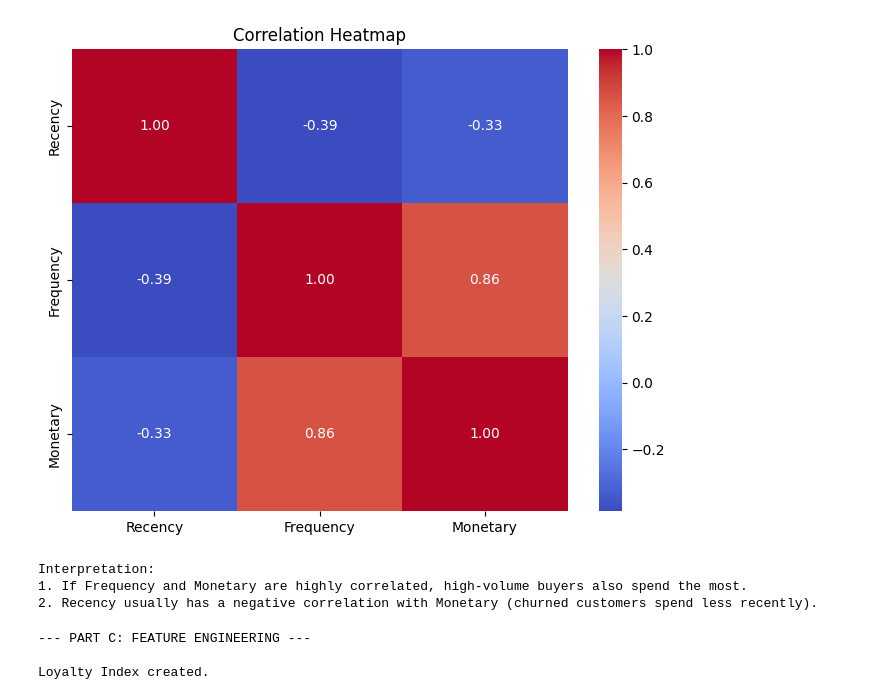
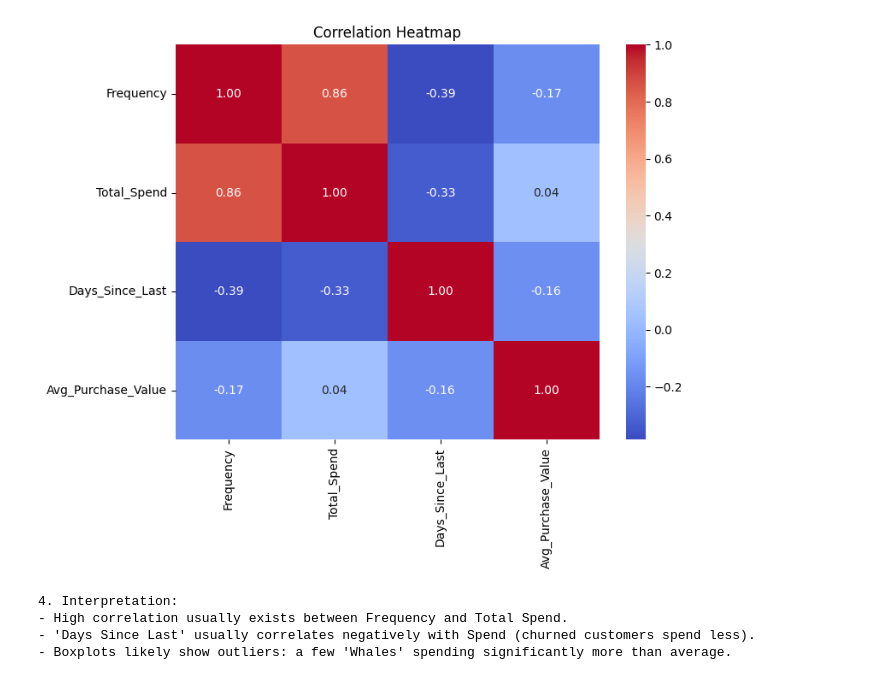
Before and after one commit to Aijuka-Josbert/Nigerian-ecommerce, a Jupyter notebook: Nigerian_ecommerce1.ipynb, the cells around one changed output. Saved outputs shown, nothing was run; the diff lists cells and outputs as text; code cells hidden in the pictures.

```diff
--- a/Nigerian_ecommerce1.ipynb
+++ b/Nigerian_ecommerce1.ipynb
@@ -56,4 +61,15 @@ if 'Is Deleted' in df.columns:
 # %%
-# 3. Data Type Conversion
-df['Order Date'] = pd.to_datetime(df['Order Date'])
+# --- AGGREGATION TO CUSTOMER LEVEL ---
+# Before normalizing/encoding, we must group by Customer (Business Name)
+# to perform segmentation on *Customers*, not *Transactions*.
+customer_df = df.groupby('Business Name').agg({
+    'Order Date': lambda x: (df['Order Date'].max() - x.max()).days, # Days since last order
+    'Order ID': 'count', # Frequency
+    'Total Price': 'sum' # Total Spend
+}).reset_index()
+
+customer_df.columns = ['Business Name', 'Days_Since_Last', 'Frequency', 'Total_Spend']
+
+# Calculate Average Purchase Value (needed for Part C)
+customer_df['Avg_Purchase_Value'] = customer_df['Total_Spend'] / customer_df['Frequency']
 # %%
@@ -87,10 +85,13 @@ Preprocessing Complete. Customer-level data created.
 # %%
-# ==========================================
-# PART B: Exploratory Data Analysis (EDA)
-# ==========================================
-print("\n--- PART B: EXPLORATORY DATA ANALYSIS ---")
-
-# 1. Descriptive Statistics
-print("\nDescriptive Statistics:")
-print(customer_df.describe())
+# 4. Encode categorical features (2 Marks)
+# We'll pull 'Order Region' from the original data to map it to the customer
+if 'Order Region' in df.columns:
+    region_map = df.groupby('Business Name')['Order Region'].first().reset_index()
+    le = LabelEncoder()
+    region_map['Region_Encoded'] = le.fit_transform(region_map['Order Region'].astype(str))
+    # Merge back to customer_df
+    customer_df = pd.merge(customer_df, region_map[['Business Name', 'Region_Encoded']], on='Business Name')
+    print("\n4. Categorical Encoding (Region) completed.")
+else:
+    print("\n4. Region column not found, skipping encoding.")
 # %% [output]
@@ -128,32 +133,22 @@ plt.show()
 # %%
-# 3. Correlation Heatmap
+# 3. Correlation heatmap
 plt.figure(figsize=(8, 6))
-corr_matrix = customer_df[['Recency', 'Frequency', 'Monetary']].corr()
-sns.heatmap(corr_matrix, annot=True, cmap='coolwarm', fmt=".2f")
+corr = customer_df[['Frequency', 'Total_Spend', 'Days_Since_Last', 'Avg_Purchase_Value']].corr()
+sns.heatmap(corr, annot=True, cmap='coolwarm', fmt=".2f")
 plt.title('Correlation Heatmap')
 plt.show()
-
-# Interpretation (Printed to console)
-print("\nInterpretation:")
-print("1. If Frequency and Monetary are highly correlated, high-volume buyers also spend the most.")
-print("2. Recency usually has a negative correlation with Monetary (churned customers spend less recently).")
 # %% [output]
-[figure, old version]
+[figure, new version]
-Interpretation:
-1. If Frequency and Monetary are highly correlated, high-volume buyers also spend the most.
-2. Recency usually has a negative correlation with Monetary (churned customers spend less recently).
 # %%
-# ==========================================
-# PART C: Feature Engineering
-# ==========================================
-print("\n--- PART C: FEATURE ENGINEERING ---")
 
-# 1. Create Loyalty Index (Composite of normalized Frequency and Monetary)
-# Justification: Identifies customers who buy often AND spend a lot.
-customer_df['Loyalty_Index'] = (customer_df['Frequency_Norm'] * 0.5) + (customer_df['Monetary_Norm'] * 0.5)
-print("\nLoyalty Index created.")
+# 4. Interpretation (2 Marks)
+print("\n4. Interpretation:")
+print("- High correlation usually exists between Frequency and Total Spend.")
+print("- 'Days Since Last' usually correlates negatively with Spend (churned customers spend less).")
+print("- Boxplots likely show outliers: a few 'Whales' spending significantly more than average.")
 # %% [output]
---- PART C: FEATURE ENGINEERING ---
-
-Loyalty Index created.
+4. Interpretation:
+- High correlation usually exists between Frequency and Total Spend.
+- 'Days Since Last' usually correlates negatively with Spend (churned customers spend less).
+- Boxplots likely show outliers: a few 'Whales' spending significantly more than average.
 # %%
```
Also changed, not shown: parts of 12 cells of this notebook, 4 other files.
